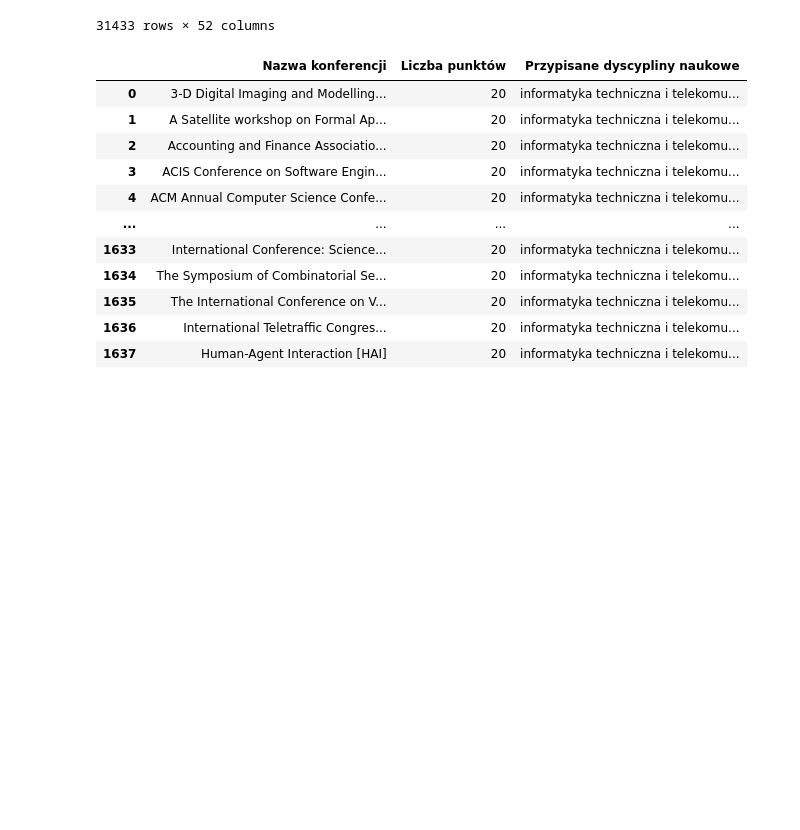
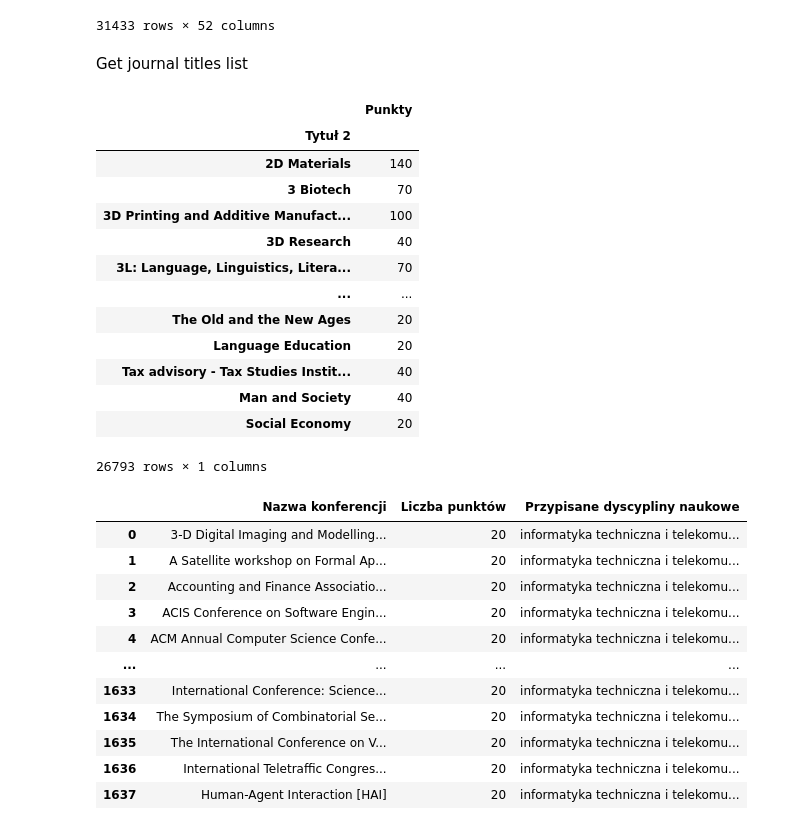
Before and after one commit to kabix09/master_thesis, a Jupyter notebook: notebooks/scientometrics_quotes.ipynb, the cells around one changed output. Saved outputs shown, nothing was run; the diff lists cells and outputs as text; code cells hidden in the pictures; blank space fills up the shorter version.

Commit message:
Optimalize data integration

```diff
--- a/notebooks/scientometrics_quotes.ipynb
+++ b/notebooks/scientometrics_quotes.ipynb
@@ -35,6 +36,29 @@ display(gov_articles_data)
 | 31431 | 499116 | Com.press |  | 2545-2320 | NaN | NaN | NaN | 20 | ... |
 | 31432 | 499131 | Ekonomia Społeczna | 2081-321X | 1898-7435 | Social Economy | NaN | NaN | 20 | ... |
 31433 rows × 52 columns
+# %% [markdown]
+Get journal titles list
+# %%
+journals_list = gov_articles_data[['Tytuł 2', 'Punkty']]
+journals_list = journals_list.drop_duplicates(subset=['Tytuł 2'])
+journals_list = journals_list.dropna()
+journals_list = journals_list.set_index('Tytuł 2')
+display(journals_list)
+# %% [output]
+|  | Punkty |
+| Tytuł 2 |  |
+| 2D Materials | 140 |
+| 3 Biotech | 70 |
+| 3D Printing and Additive Manufact... | 100 |
+| 3D Research | 40 |
+| 3L: Language, Linguistics, Litera... | 70 |
+| ... | ... |
+| The Old and the New Ages | 20 |
+| Language Education | 20 |
+| Tax advisory ‐ Tax Studies Instit... | 40 |
+| Man and Society | 40 |
+| Social Economy | 20 |
+26793 rows × 1 columns
 # %%
 # load https://www.gov.pl/web/edukacja-i-nauka/nowy-rozszerzony-wykaz-czasopism-naukowych-i-recenzowanych-materialow-z-konferencji-miedzynarodowych
 # sheet 1: 'conferences'
```
Also changed, not shown: parts of 15 cells of this notebook.
